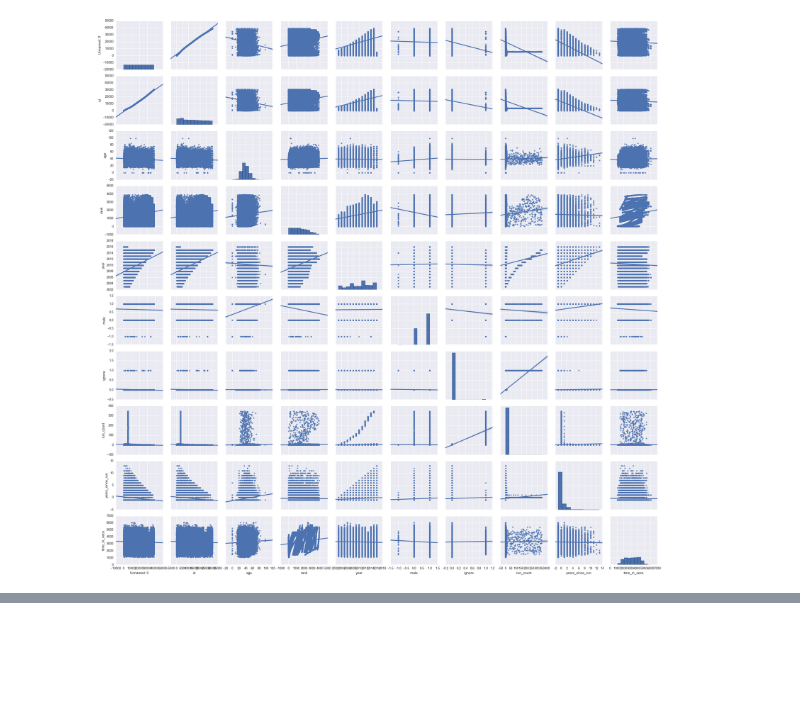
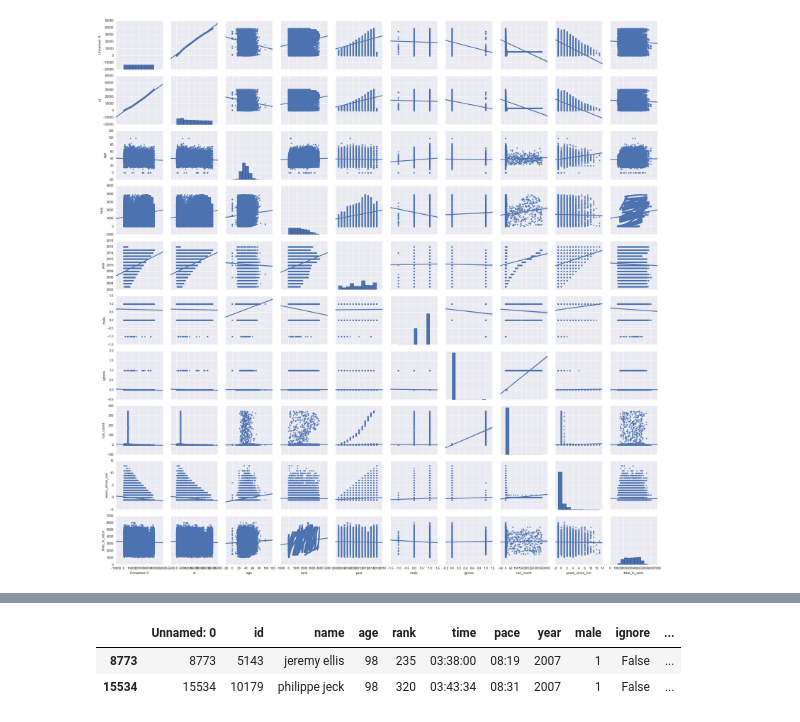
Before and after one commit to anassinator/miami-marathon-predictor, a Jupyter notebook: Untitled.ipynb, the cells around one changed output, grey strips where cells are left out. Saved outputs shown, nothing was run; the diff lists cells and outputs as text; code cells hidden in the pictures; blank space fills up the shorter version.

```diff
--- a/Untitled.ipynb
+++ b/Untitled.ipynb
@@ -70,0 +73,6 @@ sns.pairplot(df,kind = 'reg')
+# %%
+df [df.age  == 98 ]
+# %% [output]
+|  | Unnamed: 0 | id | name | age | rank | time | pace | year | male | ignore | ... |
+| 8773 | 8773 | 5143 | jeremy ellis | 98 | 235 | 03:38:00 | 08:19 | 2007 | 1 | False | ... |
+| 15534 | 15534 | 10179 | philippe jeck | 98 | 320 | 03:43:34 | 08:31 | 2007 | 1 | False | ... |
```
Also changed, not shown: parts of 7 cells of this notebook, 4 other files.
